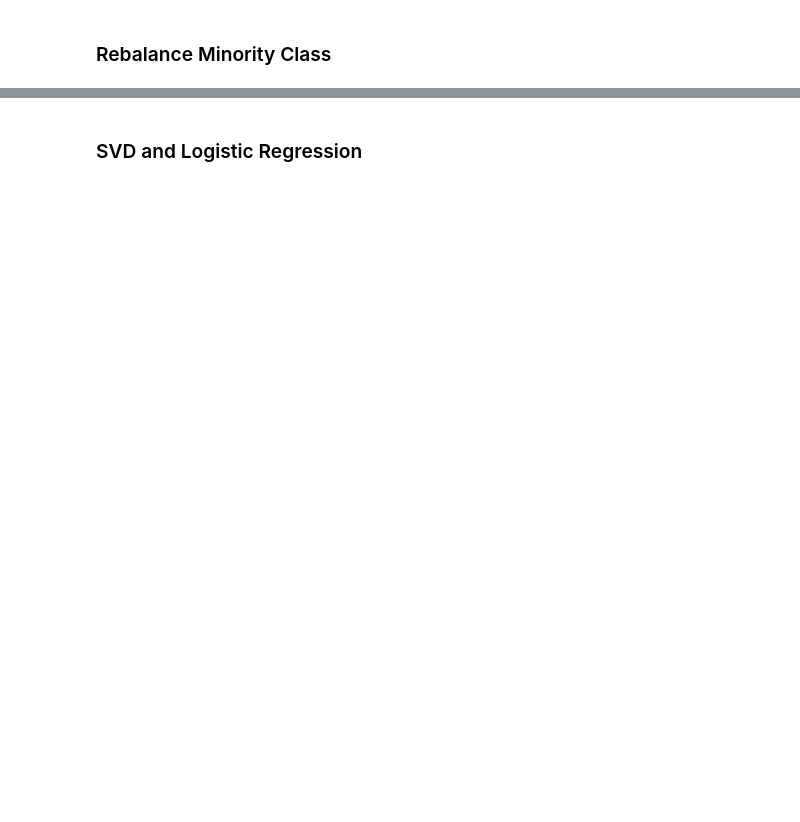
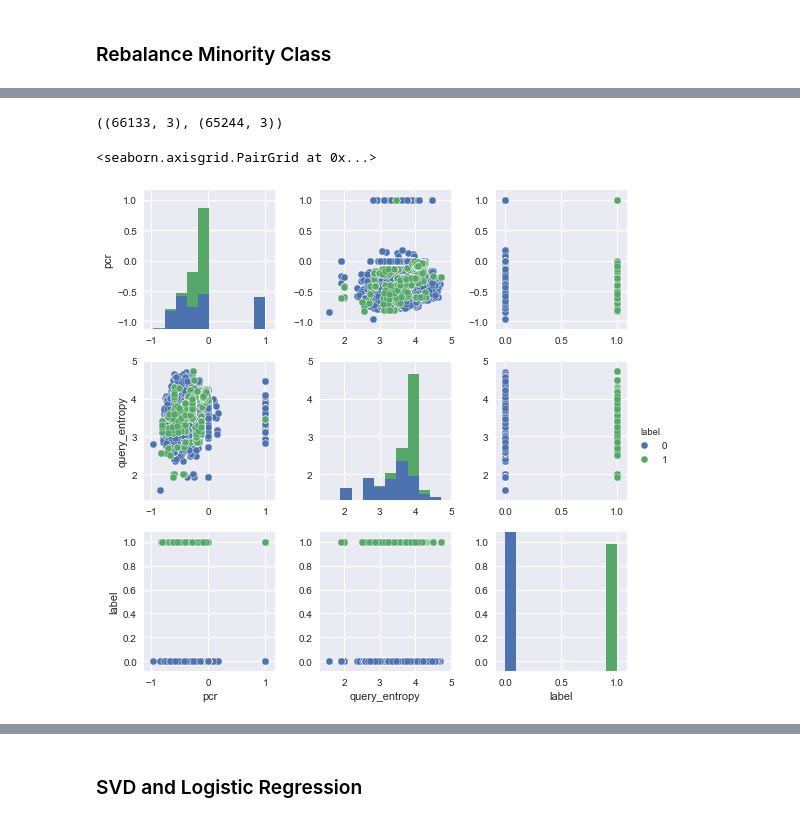
Before and after one commit to robOcity/wakeful, a Jupyter notebook: bro_logs.ipynb, the cells around one changed output, grey strips where cells are left out. Cells and saved outputs as stored; diff of their text form; code cells hidden in the pictures; blank space fills up the shorter version.

Commit message:
data processing pipeline complete

```diff
--- a/bro_logs.ipynb
+++ b/bro_logs.ipynb
@@ -263,3 +295,6 @@ log_munger.df_to_hdf5(df, key, './data/home/')
+# %%
+key = 'dns_conn_labeled_20180101'
+df = log_munger.hdf5_to_df(key, './data/home/')
 # %% [markdown]
 ### Rebalance Minority Class
 # %%
@@ -295 +307,6 @@ import matplotlib.pyplot as plt
+# %%
+bal_no_strings = bal_df.drop(['TTLs', 'answers', 'conn_state', 'history', 'id.orig_h_x',
+                          'id.orig_h_y', 'id.resp_h_x', 'id.resp_h_y', 'proto_x', 'proto_y',
+                          'qclass_name', 'qtype_name', 'query', 'rcode_name', 'service', 'tunnel_parents',
+                          'uid', 'duration'], axis=1)
 # %%
@@ -306,0 +336,3 @@ sns.heatmap(corr, mask=mask, cmap=cmap, vmax=3,
+# %%
+bal_eng = bal_no_strings.loc[:, ['pcr', 'query_entropy', 'label']]
+bal_eng.head(5)
@@ -306,0 +346,11 @@ sns.heatmap(corr, mask=mask, cmap=cmap, vmax=3,
+# %%
+bal = bal_eng.dropna(axis=0, how='any')
+# %%
+bal_eng.shape, bal.shape
+# %% [output]
+((66133, 3), (65244, 3))
+# %%
+sns.pairplot(bal, hue='label')
+# %% [output]
+<seaborn.axisgrid.PairGrid at 0x...>
+[figure, added]
```
Also changed, not shown: parts of 44 cells of this notebook, 8 other files.
